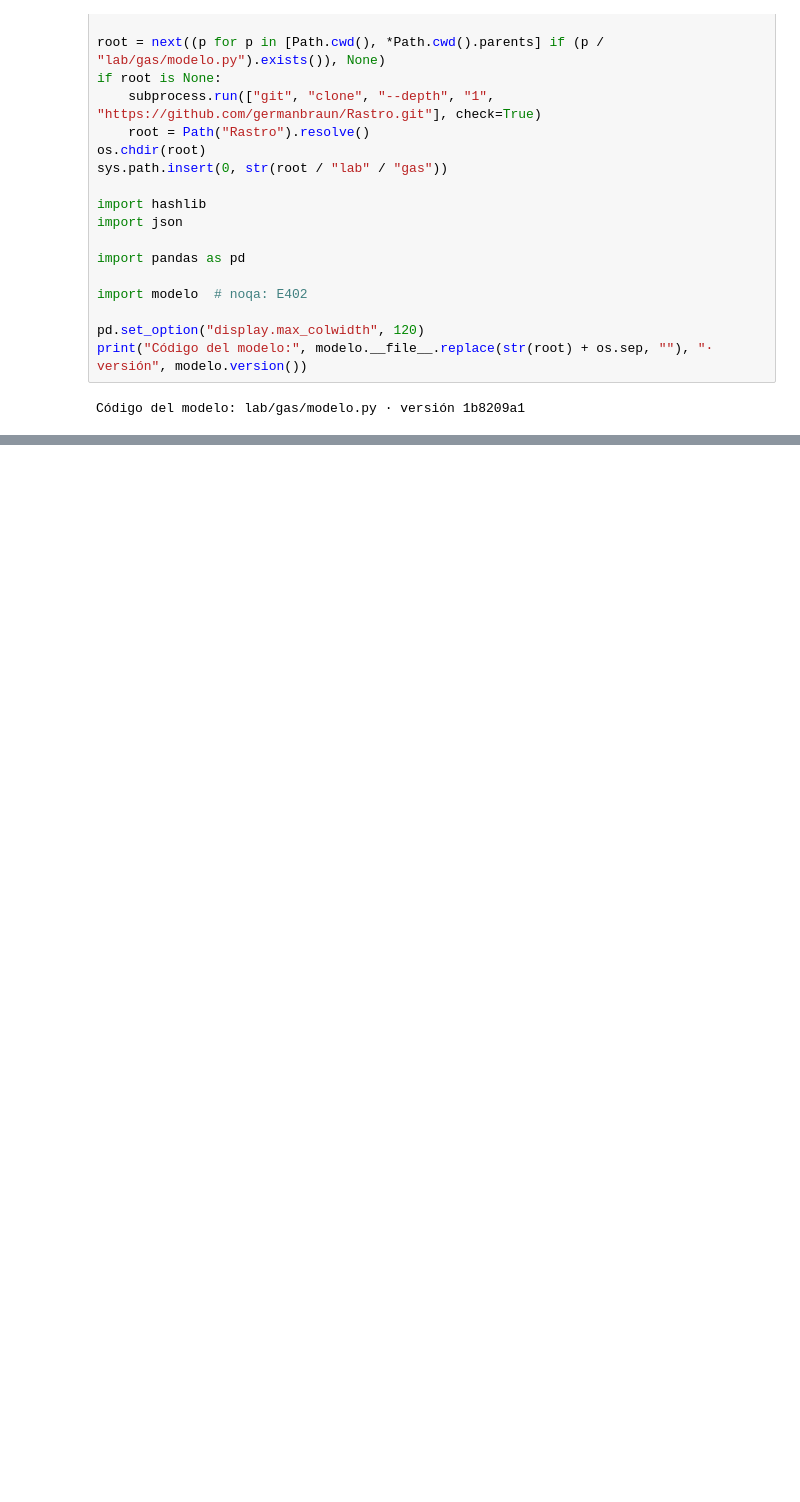
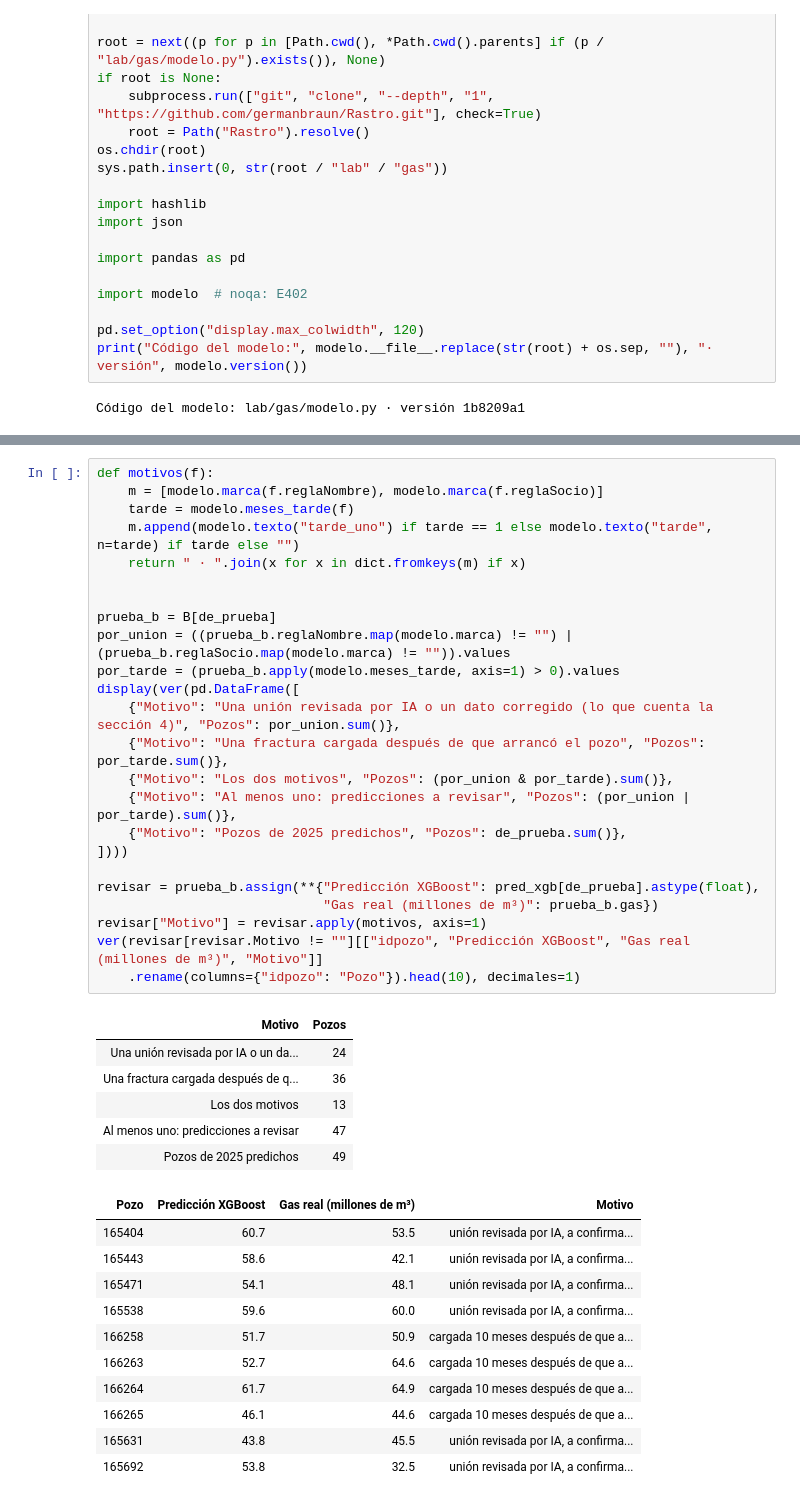
Before and after one commit to germanbraun/Rastro, a Jupyter notebook: lab/notebooks/rastro-lab.ipynb, the cells around one changed output, grey strips where cells are left out. Drawn from its saved outputs; the diff is of its cells as text; blank space fills up the shorter version.

```diff
--- a/lab/notebooks/rastro-lab.ipynb
+++ b/lab/notebooks/rastro-lab.ipynb
@@ -549,0 +545,42 @@ llegaron después: un modelo puesto a predecir el día que arranca un pozo no lo
+# %%
+def motivos(f):
+    m = [modelo.marca(f.reglaNombre), modelo.marca(f.reglaSocio)]
+    tarde = modelo.meses_tarde(f)
+    m.append(modelo.texto("tarde_uno") if tarde == 1 else modelo.texto("tarde", n=tarde) if tarde else "")
+    return " · ".join(x for x in dict.fromkeys(m) if x)
+
+
+prueba_b = B[de_prueba]
+por_union = ((prueba_b.reglaNombre.map(modelo.marca) != "") | (prueba_b.reglaSocio.map(modelo.marca) != "")).values
+por_tarde = (prueba_b.apply(modelo.meses_tarde, axis=1) > 0).values
+display(ver(pd.DataFrame([
+    {"Motivo": "Una unión revisada por IA o un dato corregido (lo que cuenta la sección 4)", "Pozos": por_union.sum()},
+    {"Motivo": "Una fractura cargada después de que arrancó el pozo", "Pozos": por_tarde.sum()},
+    {"Motivo": "Los dos motivos", "Pozos": (por_union & por_tarde).sum()},
+    {"Motivo": "Al menos uno: predicciones a revisar", "Pozos": (por_union | por_tarde).sum()},
+    {"Motivo": "Pozos de 2025 predichos", "Pozos": de_prueba.sum()},
+])))
+
+revisar = prueba_b.assign(**{"Predicción XGBoost": pred_xgb[de_prueba].astype(float),
+                             "Gas real (millones de m³)": prueba_b.gas})
+revisar["Motivo"] = revisar.apply(motivos, axis=1)
+ver(revisar[revisar.Motivo != ""][["idpozo", "Predicción XGBoost", "Gas real (millones de m³)", "Motivo"]]
+    .rename(columns={"idpozo": "Pozo"}).head(10), decimales=1)
+# %% [output]
+| Motivo | Pozos |
+| Una unión revisada por IA o un da... | 24 |
+| Una fractura cargada después de q... | 36 |
+| Los dos motivos | 13 |
+| Al menos uno: predicciones a revisar | 47 |
+| Pozos de 2025 predichos | 49 |
+| Pozo | Predicción XGBoost | Gas real (millones de m³) | Motivo |
+| 165404 | 60.7 | 53.5 | unión revisada por IA, a confirma... |
+| 165443 | 58.6 | 42.1 | unión revisada por IA, a confirma... |
+| 165471 | 54.1 | 48.1 | unión revisada por IA, a confirma... |
+| 165538 | 59.6 | 60.0 | unión revisada por IA, a confirma... |
+| 166258 | 51.7 | 50.9 | cargada 10 meses después de que a... |
+| 166263 | 52.7 | 64.6 | cargada 10 meses después de que a... |
+| 166264 | 61.7 | 64.9 | cargada 10 meses después de que a... |
+| 166265 | 46.1 | 44.6 | cargada 10 meses después de que a... |
+| 165631 | 43.8 | 45.5 | unión revisada por IA, a confirma... |
+| 165692 | 53.8 | 32.5 | unión revisada por IA, a confirma... |
```
Also changed, not shown: parts of 80 cells of this notebook, 3 other files.
